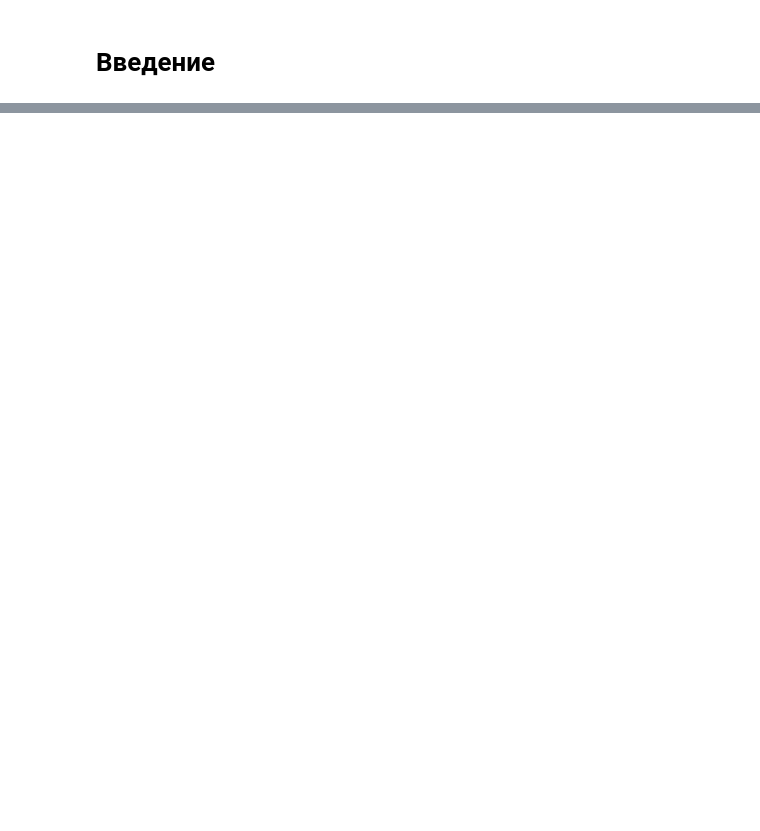
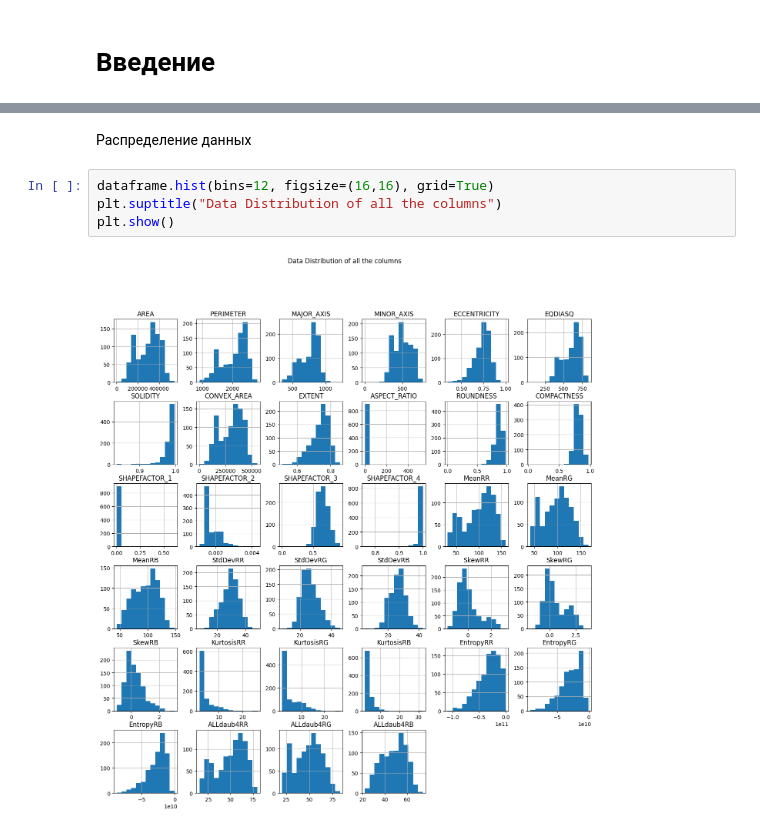
Before and after one commit to PozdeevDA1/ML, a Jupyter notebook: Pozdeev_ML.ipynb, the cells around one changed output, grey strips where cells are left out. Saved outputs shown, nothing was run; the diff lists cells and outputs as text; blank space fills up the shorter version.

```diff
--- a/Pozdeev_ML.ipynb
+++ b/Pozdeev_ML.ipynb
@@ -64,0 +153,8 @@ result_df
+# %% [markdown]
+Распределение данных
+# %%
+dataframe.hist(bins=12, figsize=(16,16), grid=True)
+plt.suptitle("Data Distribution of all the columns")
+plt.show()
+# %% [output]
+[figure, added]
```
Also changed, not shown: parts of 47 cells of this notebook.
